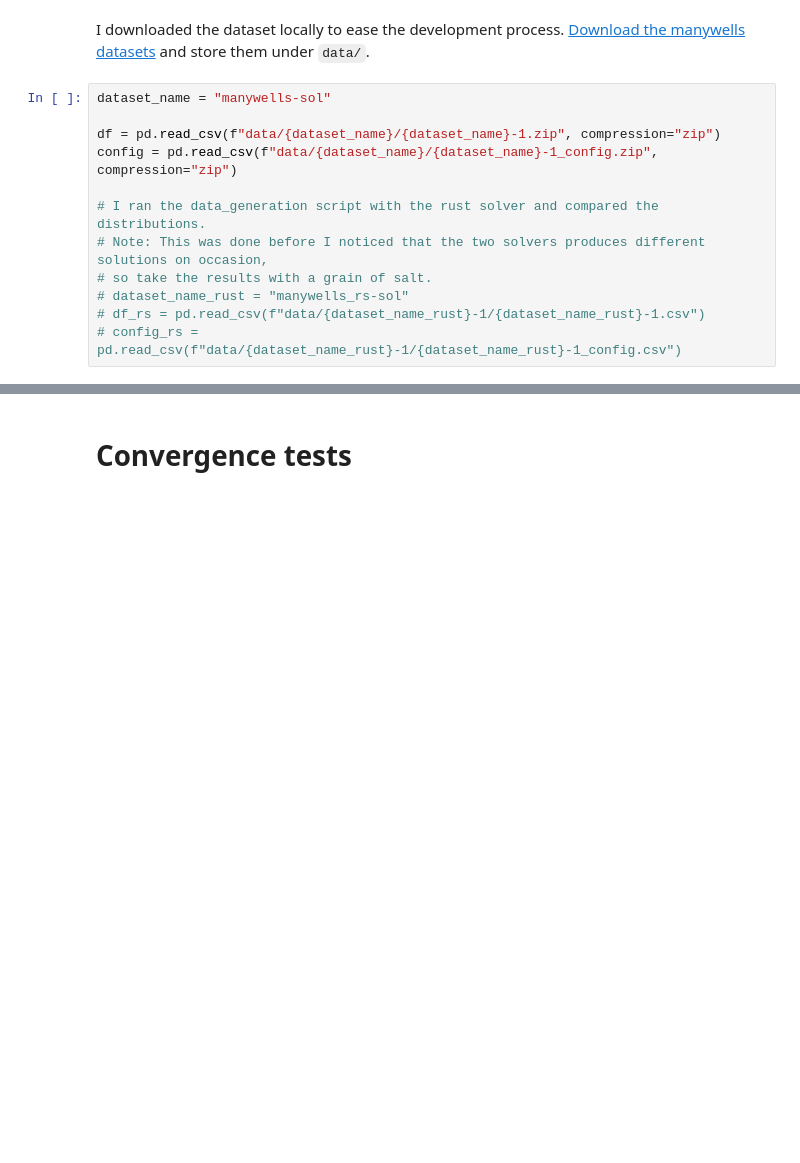
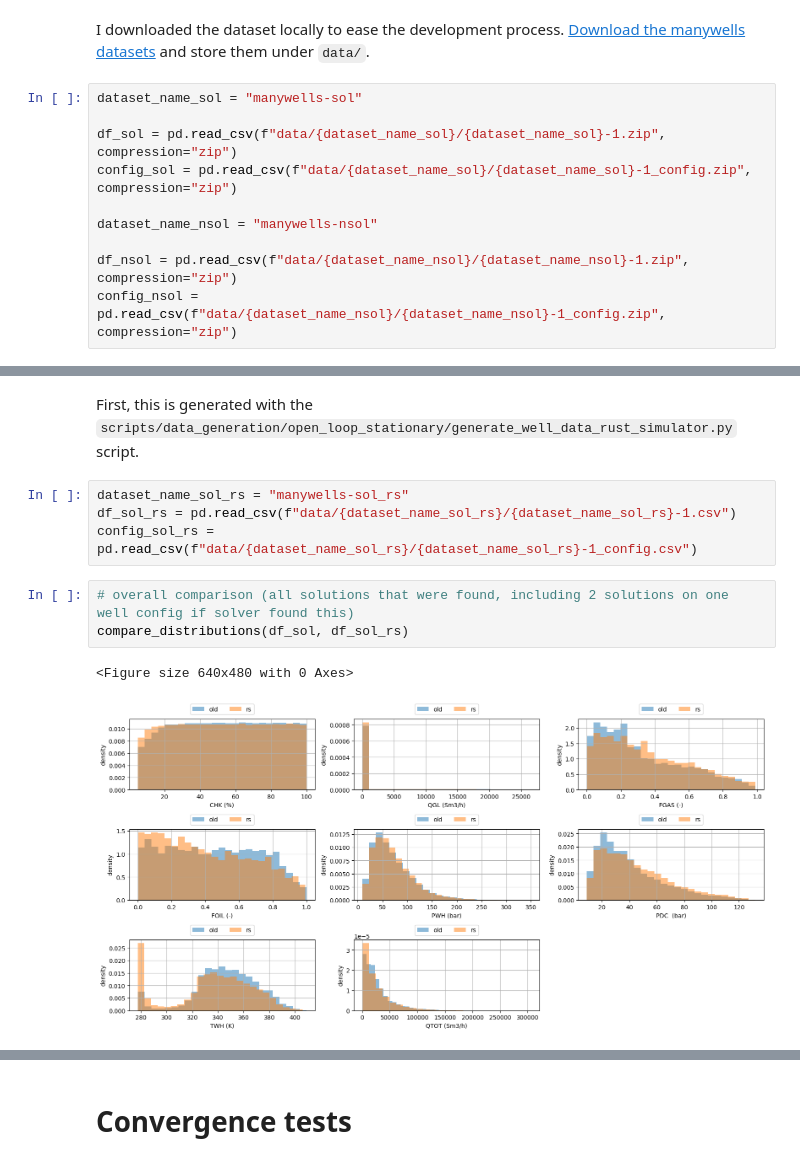
Before and after one commit to Kajrakso/manywells, a Jupyter notebook: notebook.ipynb, the cells around one changed output, grey strips where cells are left out. Drawn from its saved outputs; the diff is of its cells as text; blank space fills up the shorter version.

Commit message:
Re-generated manywells-sol and manywells-nsol datasets with new rust simulator. Added comparisons of marginal distributions to simulator_in_rust.md and notebook.

```diff
--- a/notebook.ipynb
+++ b/notebook.ipynb
@@ -19,16 +19,14 @@ from scripts.load_well_from_dataset import load_well_config
 # %% [markdown]
 I downloaded the dataset locally to ease the development process. [Download the manywells datasets](https://huggingface.co/datasets/solution-seeker-as/manywells) and store them under `data/`.
 # %%
-dataset_name = "manywells-sol"
+dataset_name_sol = "manywells-sol"
 
-df = pd.read_csv(f"data/{dataset_name}/{dataset_name}-1.zip", compression="zip")
-config = pd.read_csv(f"data/{dataset_name}/{dataset_name}-1_config.zip", compression="zip")
+df_sol = pd.read_csv(f"data/{dataset_name_sol}/{dataset_name_sol}-1.zip", compression="zip")
+config_sol = pd.read_csv(f"data/{dataset_name_sol}/{dataset_name_sol}-1_config.zip", compression="zip")
 
-# I ran the data_generation script with the rust solver and compared the distributions.
-# Note: This was done before I noticed that the two solvers produces different solutions on occasion,
-# so take the results with a grain of salt.
-# dataset_name_rust = "manywells_rs-sol"
-# df_rs = pd.read_csv(f"data/{dataset_name_rust}-1/{dataset_name_rust}-1.csv")
-# config_rs = pd.read_csv(f"data/{dataset_name_rust}-1/{dataset_name_rust}-1_config.csv")
+dataset_name_nsol = "manywells-nsol"
+
+df_nsol = pd.read_csv(f"data/{dataset_name_nsol}/{dataset_name_nsol}-1.zip", compression="zip")
+config_nsol = pd.read_csv(f"data/{dataset_name_nsol}/{dataset_name_nsol}-1_config.zip", compression="zip")
 # %% [markdown]
 # Recreate histograms from figure 8 in paper, and compare against dataset generated by new simulator
@@ -90,0 +83,13 @@ plt.show()
+# %% [markdown]
+
+First, this is generated with the `scripts/data_generation/open_loop_stationary/generate_well_data_rust_simulator.py` script.
+# %%
+dataset_name_sol_rs = "manywells-sol_rs"
+df_sol_rs = pd.read_csv(f"data/{dataset_name_sol_rs}/{dataset_name_sol_rs}-1.csv")
+config_sol_rs = pd.read_csv(f"data/{dataset_name_sol_rs}/{dataset_name_sol_rs}-1_config.csv")
+# %%
+# overall comparison (all solutions that were found, including 2 solutions on one well config if solver found this)
+compare_distributions(df_sol, df_sol_rs)
+# %% [output]
+<Figure size 640x480 with 0 Axes>
+[figure, added]
```
Also changed, not shown: parts of 8 cells of this notebook, 12 other files.
